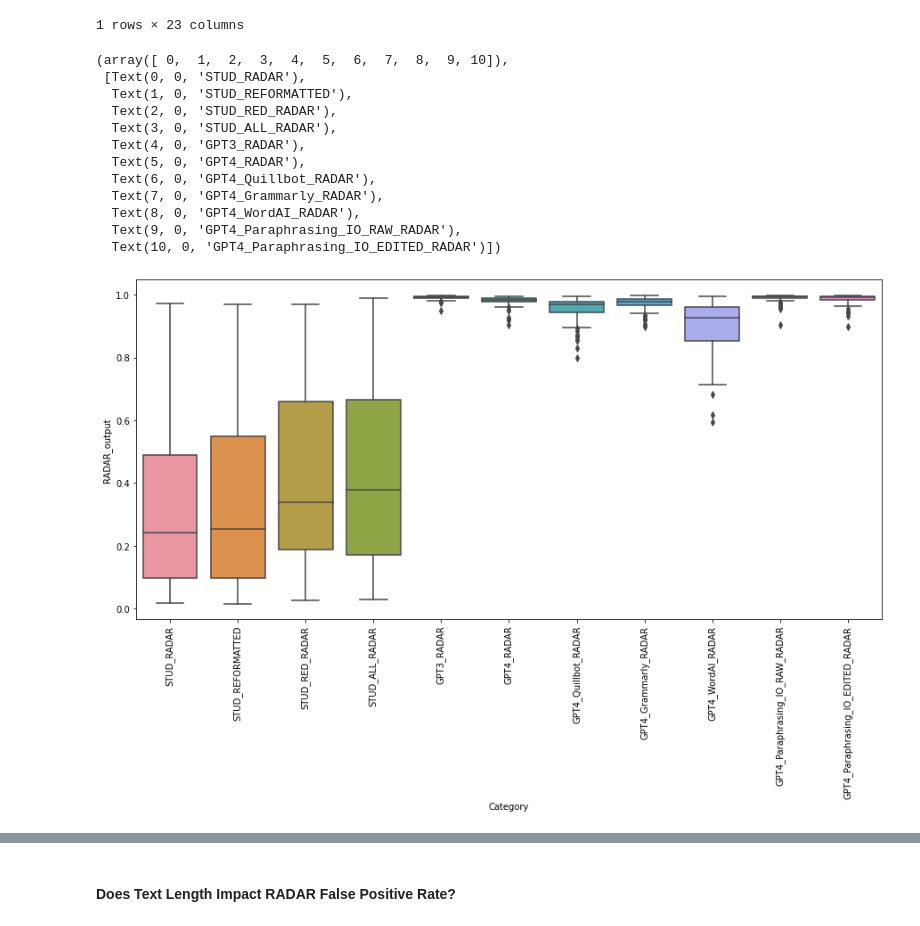
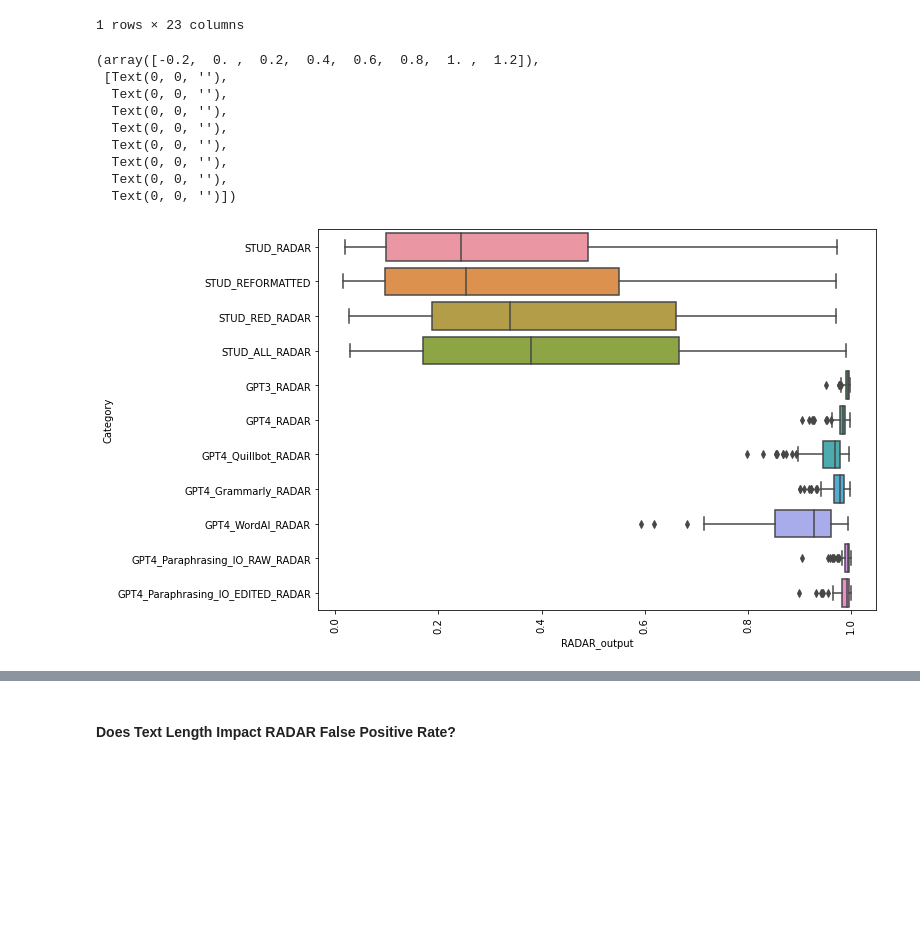
Before and after one commit to nicole-jefferies/RADAR_Eval, a Jupyter notebook: Visualisations and Stat Tests.ipynb, the cells around one changed output, grey strips where cells are left out. Cells and saved outputs as stored; diff of their text form; code cells hidden in the pictures; blank space fills up the shorter version.

```diff
--- a/Visualisations and Stat Tests.ipynb
+++ b/Visualisations and Stat Tests.ipynb
@@ -49,21 +49,18 @@ melted_data.head(1)
 | 0 | 0 | essay01.txt | Should students be taught to comp... | It is always said that competitio... | Education is not only about acqui... | Title: Fostering Cooperation and ... | It is always said that competitio... | 75 | ... |
 1 rows × 23 columns
 # %%
-plt.figure(figsize=(15, 7))
-g = sns.boxplot(data=melted_data, y='RADAR_output', x='Category')
+plt.figure(figsize=(10, 7))
+g = sns.boxplot(data=melted_data, x='RADAR_output', y='Category')
 plt.xticks(rotation=90)
 # g.set(xticklabels=['Human', 'GPT3', 'GPT4', 'Quillbot', 'Grammarly', 'WordAI', 'Para Raw', 'Para Edited'])
 # %% [output]
-(array([ 0,  1,  2,  3,  4,  5,  6,  7,  8,  9, 10]),
- [Text(0, 0, 'STUD_RADAR'),
-  Text(1, 0, 'STUD_REFORMATTED'),
-  Text(2, 0, 'STUD_RED_RADAR'),
-  Text(3, 0, 'STUD_ALL_RADAR'),
-  Text(4, 0, 'GPT3_RADAR'),
-  Text(5, 0, 'GPT4_RADAR'),
-  Text(6, 0, 'GPT4_Quillbot_RADAR'),
-  Text(7, 0, 'GPT4_Grammarly_RADAR'),
-  Text(8, 0, 'GPT4_WordAI_RADAR'),
-  Text(9, 0, 'GPT4_Paraphrasing_IO_RAW_RADAR'),
-  Text(10, 0, 'GPT4_Paraphrasing_IO_EDITED_RADAR')])
+(array([-0.2,  0. ,  0.2,  0.4,  0.6,  0.8,  1. ,  1.2]),
+ [Text(0, 0, ''),
+  Text(0, 0, ''),
+  Text(0, 0, ''),
+  Text(0, 0, ''),
+  Text(0, 0, ''),
+  Text(0, 0, ''),
+  Text(0, 0, ''),
+  Text(0, 0, '')])
-[figure, old version]
+[figure, new version]
```
Also changed, not shown: parts of 1 cell of this notebook.
